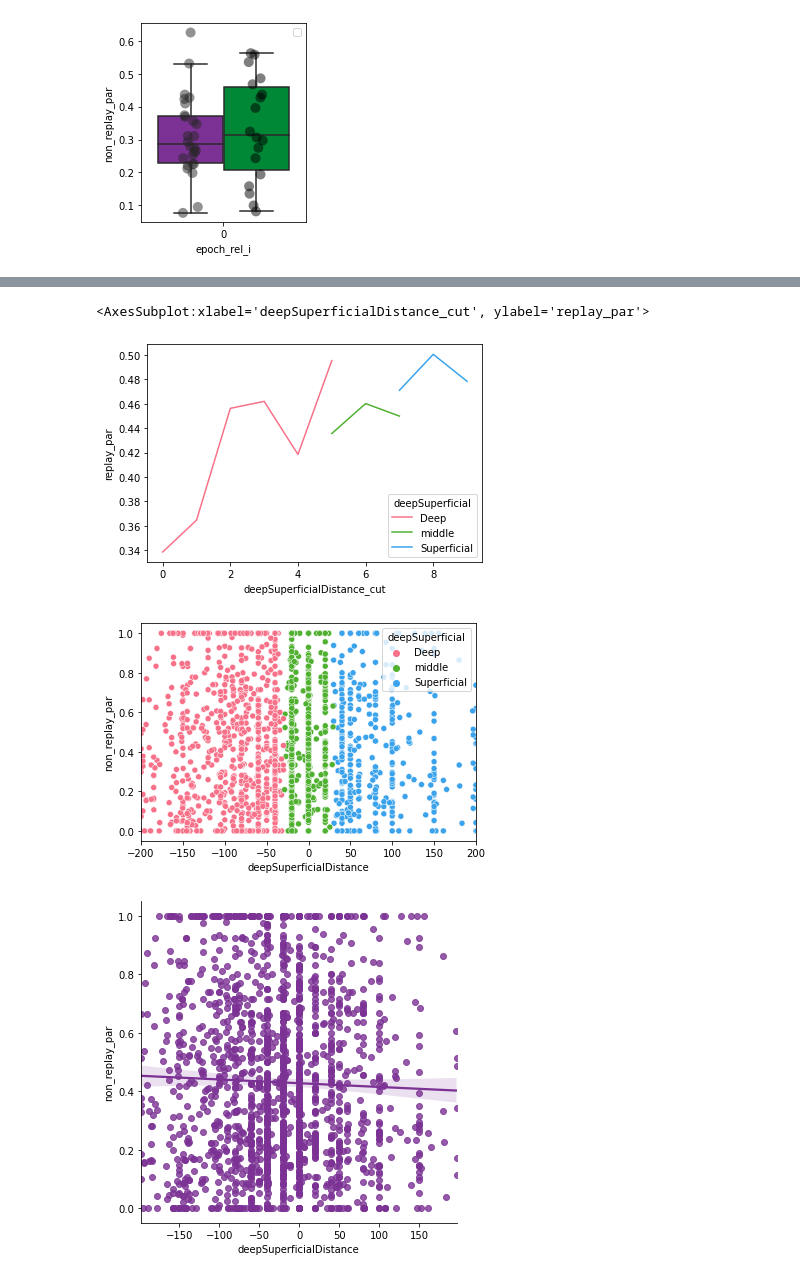
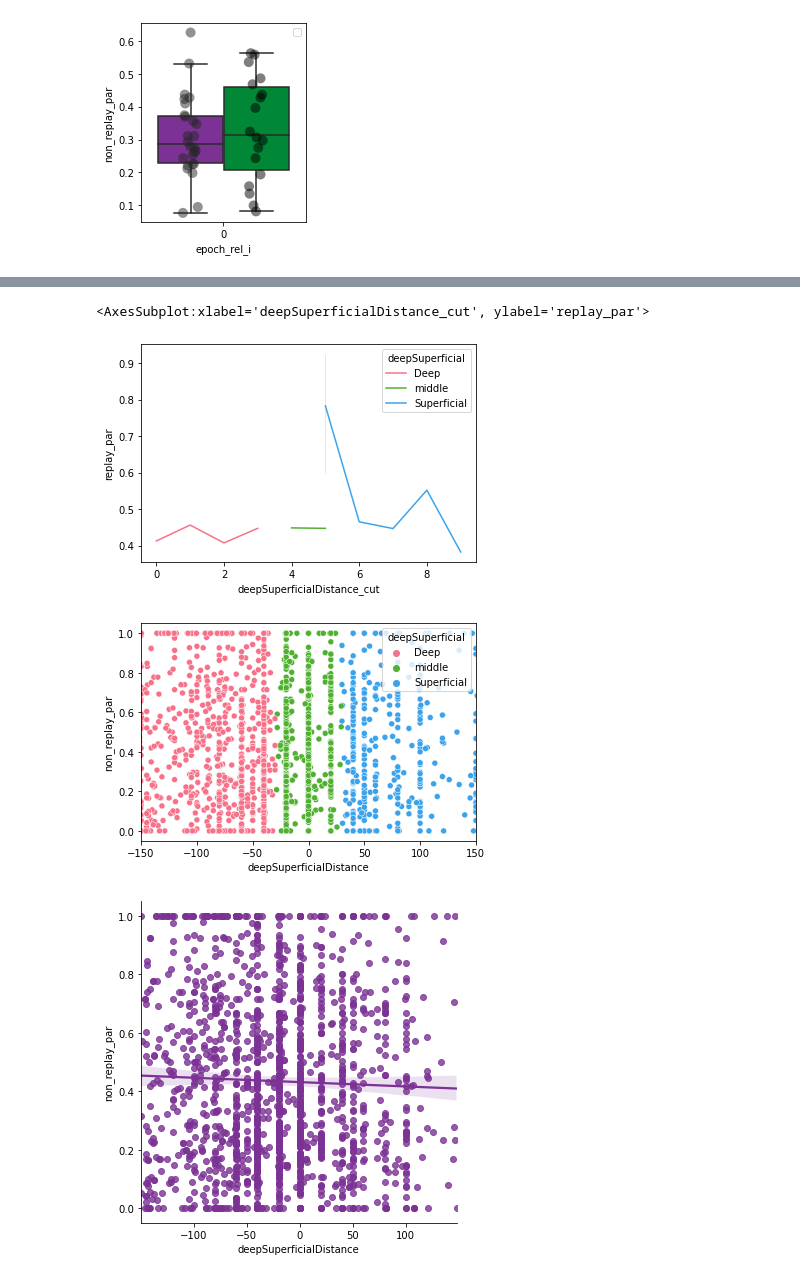
Before and after one commit to ryanharvey1/ripple_heterogeneity, a Jupyter notebook: scripts/replay/testing_replay_participation.ipynb, the cells around one changed output, grey strips where cells are left out. Saved outputs shown, nothing was run; the diff lists cells and outputs as text; code cells hidden in the pictures.

```diff
--- a/scripts/replay/testing_replay_participation.ipynb
+++ b/scripts/replay/testing_replay_participation.ipynb
@@ -215,7 +221,7 @@ plt.legend()
 # %%
 # replay_par = par_df[(par_df.basepath == basepath) & (par_df.epoch_rel_i == 0)].replay_par
 par_df["deepSuperficialDistance_cut"] = par_df.deepSuperficialDistance.values
-par_df.loc[(par_df.deepSuperficialDistance_cut < -180) | (par_df.deepSuperficialDistance_cut > 100), "deepSuperficialDistance_cut"] = np.nan
+par_df.loc[(par_df.deepSuperficialDistance_cut < -150) | (par_df.deepSuperficialDistance_cut > 150), "deepSuperficialDistance_cut"] = np.nan
 
 par_df["deepSuperficialDistance_cut"] = pd.cut(par_df.deepSuperficialDistance_cut, bins=10, labels=False)
 
@@ -225,22 +231,22 @@ sns.lineplot(x="deepSuperficialDistance_cut", y="replay_par",
 # plt.xlim(-200,200)
 # %% [output]
 <AxesSubplot:xlabel='deepSuperficialDistance_cut', ylabel='replay_par'>
-[figure, old version]
+[figure, new version]
 # %%
 sns.scatterplot(
     x="deepSuperficialDistance",
     y="non_replay_par",
     hue="deepSuperficial",
     data=par_df[(par_df.epoch_rel_i == 0)],
 )
-plt.xlim(-200,200)
+plt.xlim(-150,150)
 
 
 g = sns.lmplot(
-    data=par_df[(par_df.epoch_rel_i == 0) & (par_df.deepSuperficialDistance >-200) & (par_df.deepSuperficialDistance < 200)],
+    data=par_df[(par_df.epoch_rel_i == 0) & (par_df.deepSuperficialDistance >-150) & (par_df.deepSuperficialDistance < 150)],
     x="deepSuperficialDistance",
     y="non_replay_par",
 )
 # %% [output]
-[figure, old version]
+[figure, new version]
-[figure, old version]
+[figure, new version]
```
Also changed, not shown: parts of 6 cells of this notebook.
